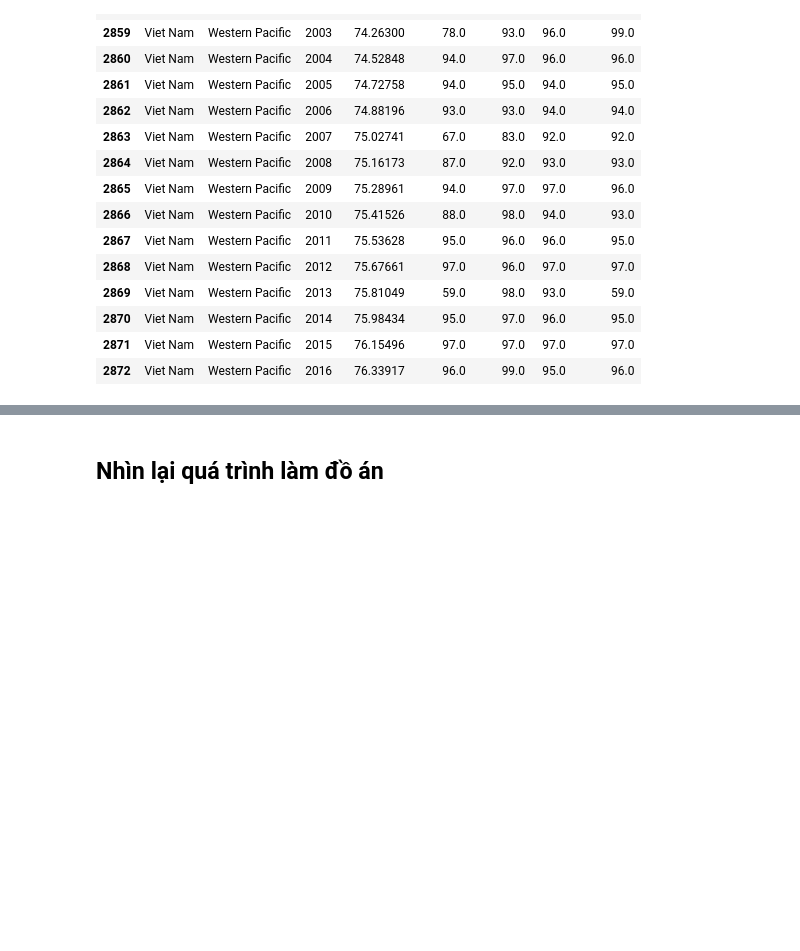
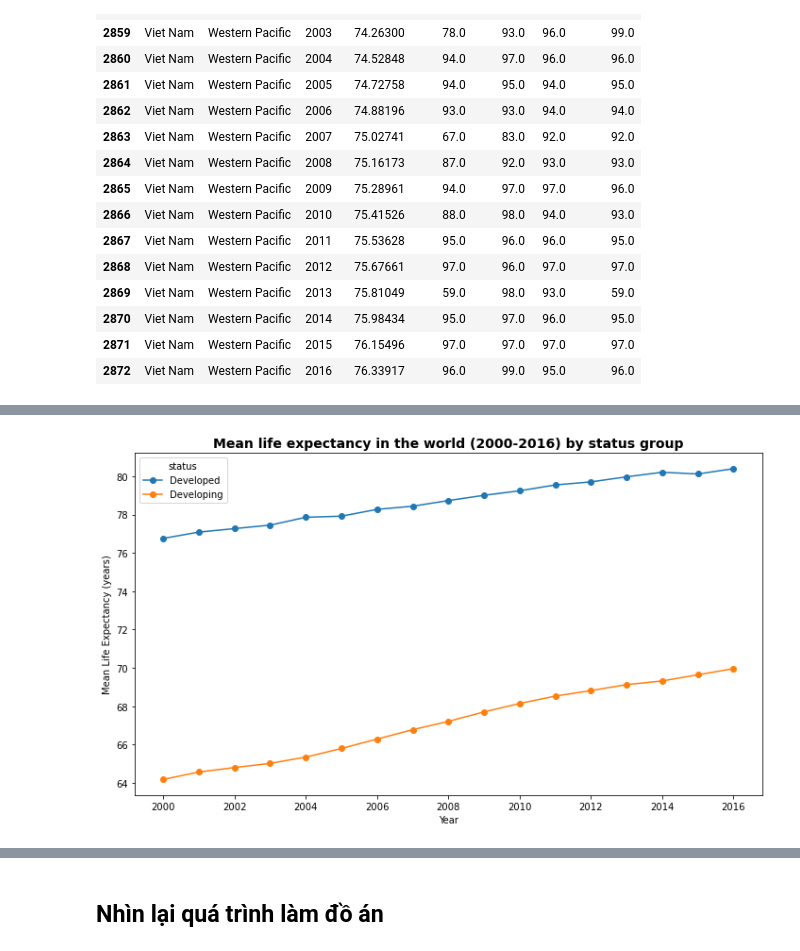
Before and after one commit to tronglocbrvt/FinalProject-P4DS, a Jupyter notebook: 18120197_19120068.ipynb, the cells around one changed output, grey strips where cells are left out. Drawn from its saved outputs; the diff is of its cells as text; code cells hidden in the pictures; blank space fills up the shorter version.

```diff
--- a/18120197_19120068.ipynb
+++ b/18120197_19120068.ipynb
@@ -1458,0 +1589,4 @@ medical_df[medical_df['country'] == 'Viet Nam']
+# %%
+life_exp_mean_status = life_exp_status_df.groupby(['year','status']). \
+    agg(pd.Series.mean)['life_expect'].unstack(1)
+life_exp_mean_status
@@ -1458,0 +1613,8 @@ medical_df[medical_df['country'] == 'Viet Nam']
+# %%
+life_exp_mean_status.plot.line(ylabel='Mean Life Expectancy (years)', xlabel='Year',\
+                          marker='o', legend=True, figsize=(10,6))
+plt.title("Mean life expectancy in the world (2000-2016) by status group", weight='bold', fontsize=14)
+plt.tight_layout()
+plt.show()
+# %% [output]
+[figure, added]
```
Also changed, not shown: parts of 82 cells of this notebook, 1 other file.
